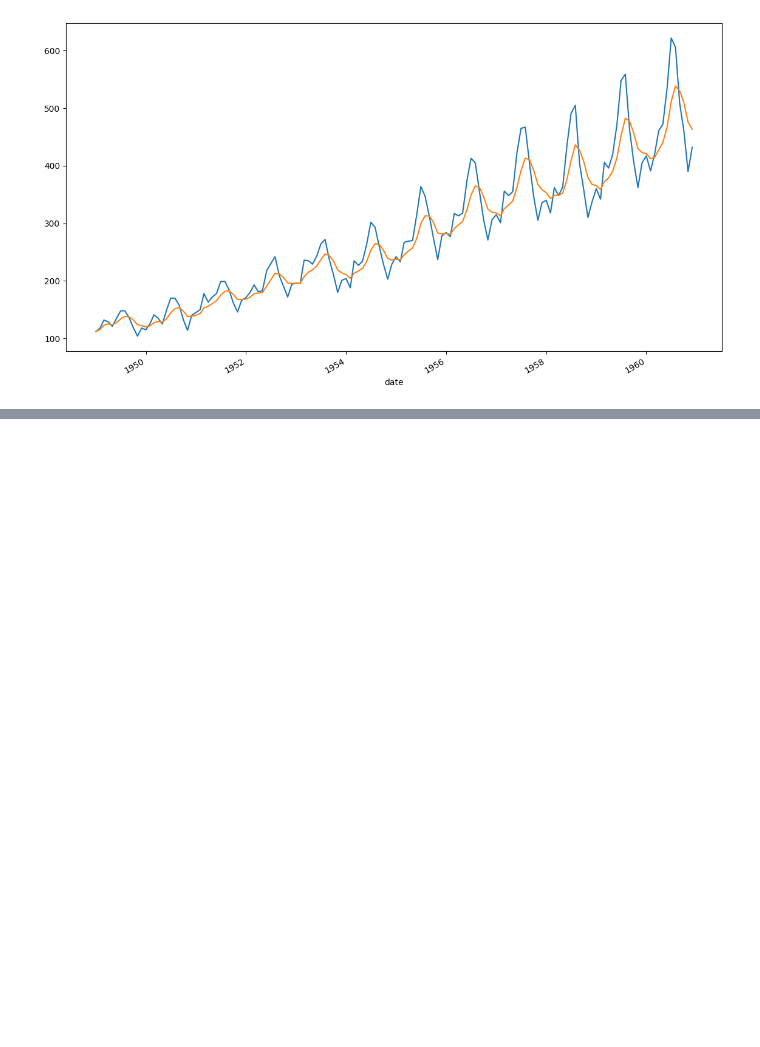
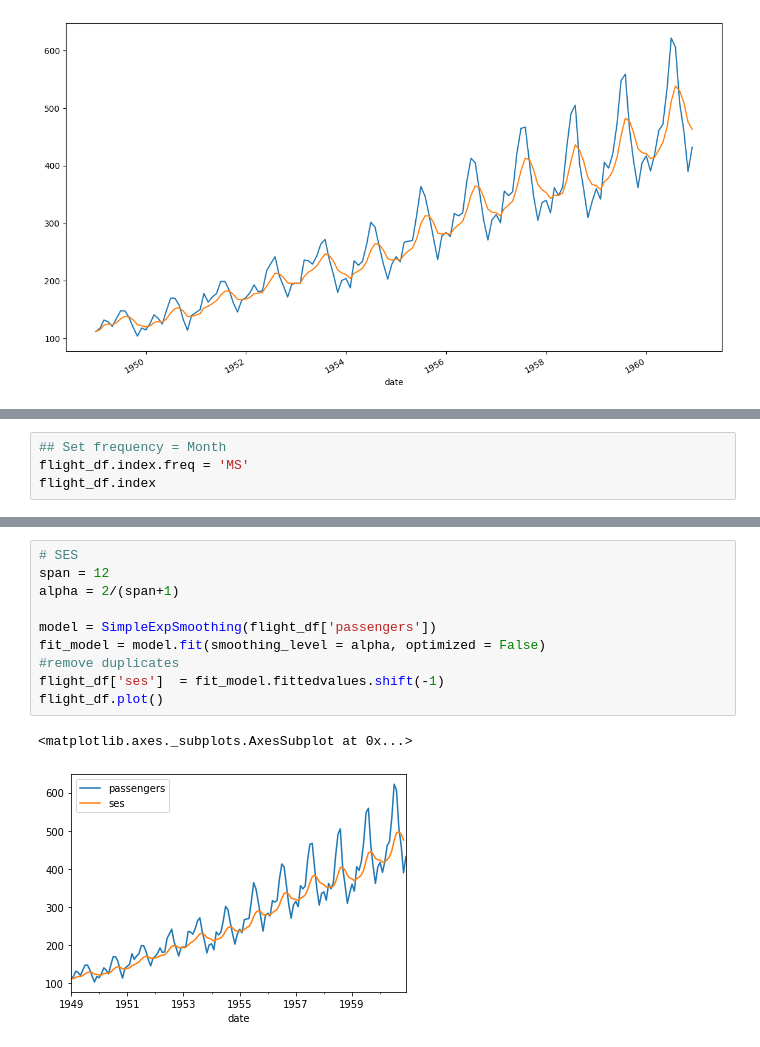
Before and after one commit to chitinglow/Classification-Machine-learning, a Jupyter notebook: TimeSeriesTut3.ipynb, the cells around one changed output, grey strips where cells are left out. Drawn from its saved outputs; the diff is of its cells as text; blank space fills up the shorter version.

```diff
--- a/TimeSeriesTut3.ipynb
+++ b/TimeSeriesTut3.ipynb
@@ -233,0 +367,4 @@ flight_df
+# %%
+## Set frequency = Month
+flight_df.index.freq = 'MS'
+flight_df.index
@@ -233,0 +380,13 @@ flight_df
+# %%
+# SES
+span = 12
+alpha = 2/(span+1)
+
+model = SimpleExpSmoothing(flight_df['passengers'])
+fit_model = model.fit(smoothing_level = alpha, optimized = False)
+#remove duplicates
+flight_df['ses']  = fit_model.fittedvalues.shift(-1)
+flight_df.plot()
+# %% [output]
+<matplotlib.axes._subplots.AxesSubplot at 0x...>
+[figure, added]
```
Also changed, not shown: parts of 14 cells of this notebook.
